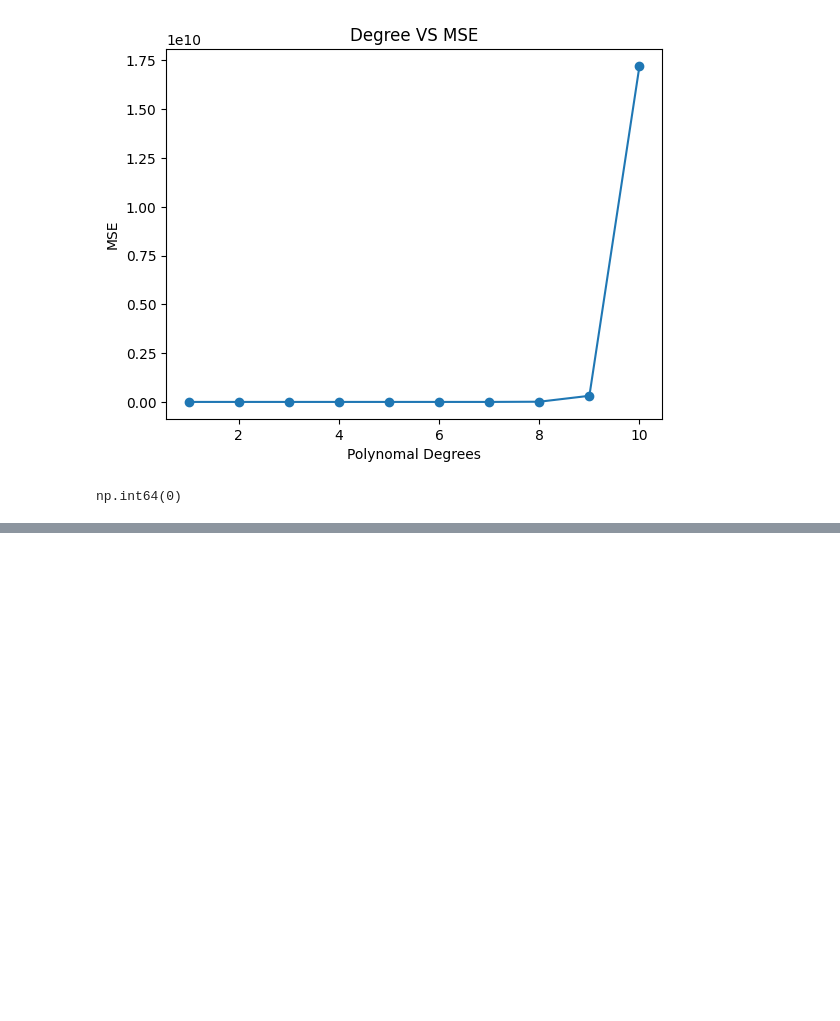
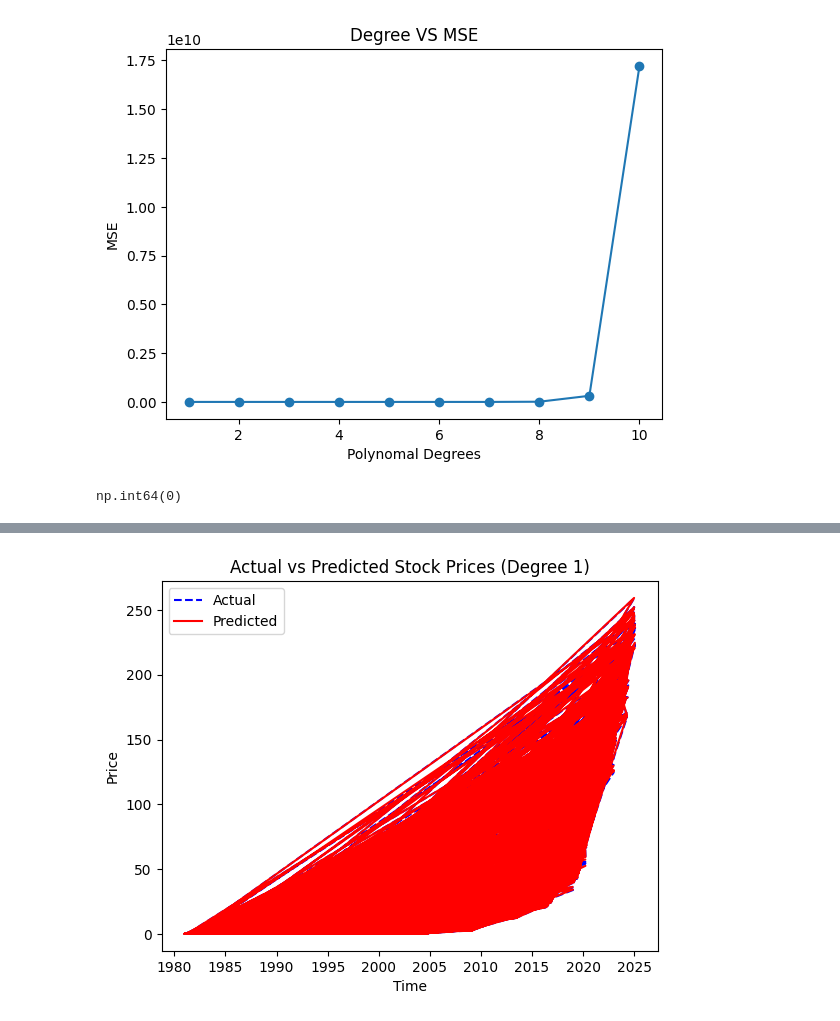
Before and after one commit to LUFFY-KIngofCoder/stock-market-prediction, a Jupyter notebook: data.ipynb, the cells around one changed output, grey strips where cells are left out. Drawn from its saved outputs; the diff is of its cells as text; code cells hidden in the pictures; blank space fills up the shorter version.

```diff
--- a/data.ipynb
+++ b/data.ipynb
@@ -47,4 +47,4 @@ hist_data.columns
 Index(['Open', 'High', 'Low', 'Close', 'Volume', 'Dividends', 'Stock Splits'], dtype='object')
 # %%
 X_data = hist_data[['Open', 'High', 'Low', 'Volume']]
-Y_data = hist_data["Close"].values.reshape((-1,1))
+Y_data = hist_data["Close"]
@@ -125,2 +157,10 @@ r2 score of best model i.e. model 0 with degree 1 is :- 0.999960490654377
 # %%
-rig = Ridge(alpha = 1.0)
+plt.plot(y_test.index, y_test.values, label="Actual",linestyle='--', color = "blue")
+plt.plot(y_test.index , y_hat, label="Predicted", color = "red")
+plt.legend()
+plt.title(f"Actual vs Predicted Stock Prices (Degree {degrees[best_model]})")
+plt.xlabel("Time")
+plt.ylabel("Price")
+plt.show()
+# %% [output]
+[figure, added]
```
Also changed, not shown: parts of 5 cells of this notebook.
